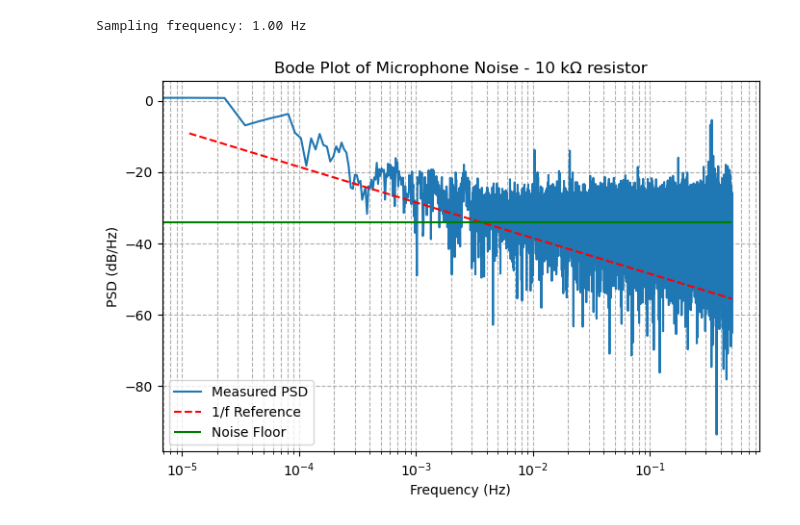
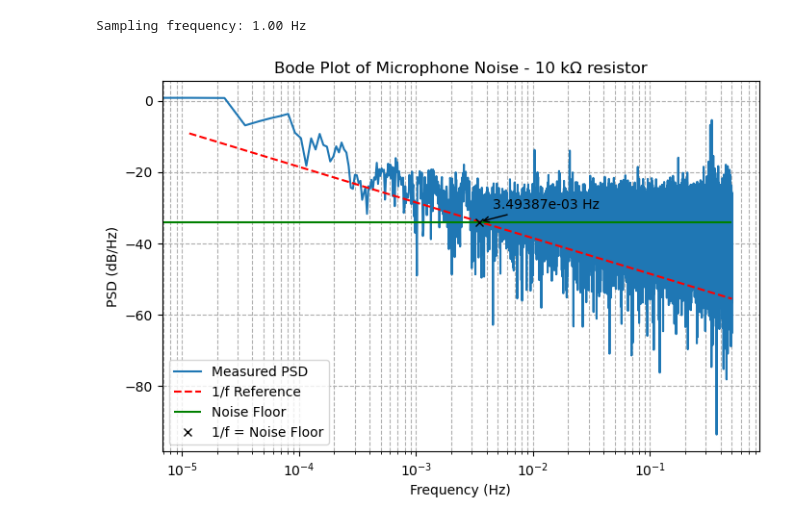
Before and after one commit to lokichubs/Flicker-noise-project, a Jupyter notebook: Notebooks/data_processing.ipynb, the cells around one changed output. Drawn from its saved outputs; the diff is of its cells as text; code cells hidden in the pictures.

Commit message:
Added noise floor calculations

```diff
--- a/Notebooks/data_processing.ipynb
+++ b/Notebooks/data_processing.ipynb
@@ -24,32 +24,49 @@ Sampling frequency: 1.00 Hz
 x = x - np.mean(x)
 
 # Compute PSD
 f, Pxx = welch(x, fs=fs, nperseg=86400)
 
 # Plot measured PSD
 plt.figure(figsize=(8,5))
 plt.semilogx(f, 10 * np.log10(Pxx), label='Measured PSD')
 
 # 1/f reference line
-f_ref = np.linspace(f[1], f[-1], 1000)
+f_ref = np.logspace(np.log10(f[1]), np.log10(f[-1]), 10000)  # updated: log-spaced for better resolution
 freq_norm = 0.001
 idx_norm = np.argmin(np.abs(f - freq_norm))
 p_ref = Pxx[idx_norm]
 ref_line = p_ref * (freq_norm / f_ref)
 plt.semilogx(f_ref, 10 * np.log10(ref_line), 'r--', label='1/f Reference')
 
 # Estimate and plot noise floor
 hf_start = int(len(f) * 0.9)
 noise_floor_level = np.median(Pxx[hf_start:])
 plt.hlines(10 * np.log10(noise_floor_level), f[0], f[-1], colors='g', linestyles='-', label='Noise Floor')
 
+# Find where 1/f reference intersects noise floor
+from scipy.interpolate import interp1d
+
+mask = ref_line < noise_floor_level
+if np.any(mask):
+    interp_func = interp1d(ref_line[mask], f_ref[mask], kind='linear', fill_value='extrapolate')
+    f_cross = float(interp_func(noise_floor_level))
+    P_cross = noise_floor_level
+    plt.plot(f_cross, 10 * np.log10(P_cross), 'kx', label='1/f = Noise Floor')
+    plt.annotate(f'{f_cross:.5e} Hz',
+                 xy=(f_cross, 10 * np.log10(P_cross)),
+                 xytext=(10, 10),
+                 textcoords='offset points',
+                 arrowprops=dict(arrowstyle='->', color='black'),
+                 fontsize=10)
+else:
+    f_cross = np.nan  # No intersection found
 
 # Plot formatting
 plt.xlabel('Frequency (Hz)')
 plt.ylabel('PSD (dB/Hz)')
 plt.title('Bode Plot of Microphone Noise - 10 kΩ resistor')
 plt.legend()
 plt.grid(True, which='both', ls='--')
 plt.show()
 # %% [output]
-[figure, old version]
+[figure, new version]
```
Also changed, not shown: 3 other files.
